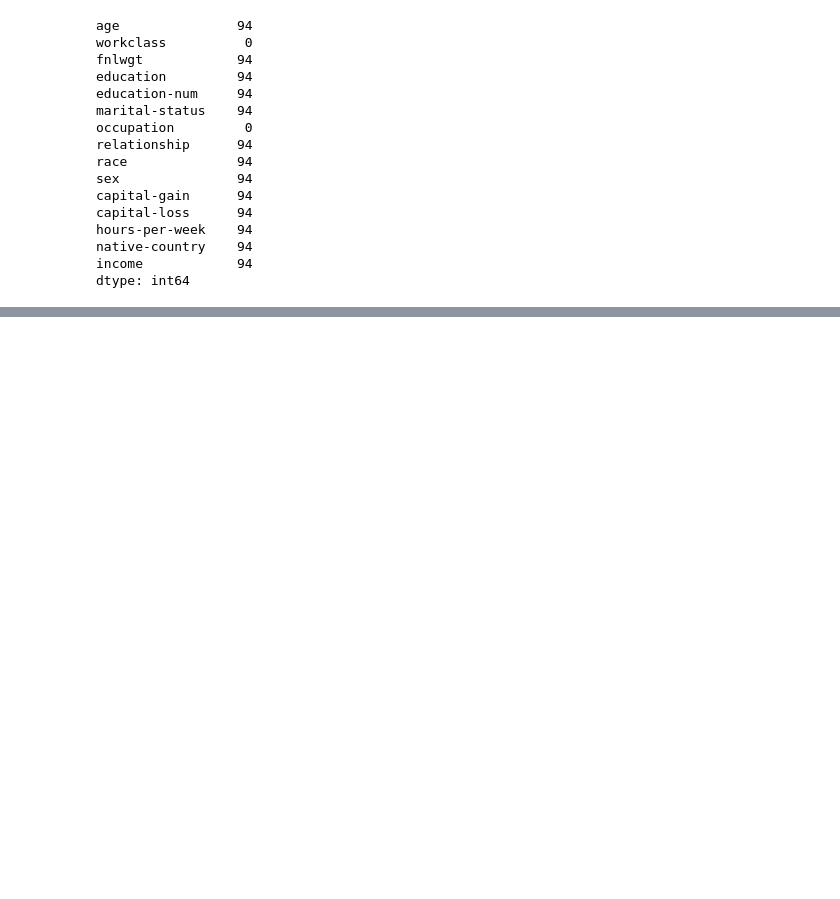
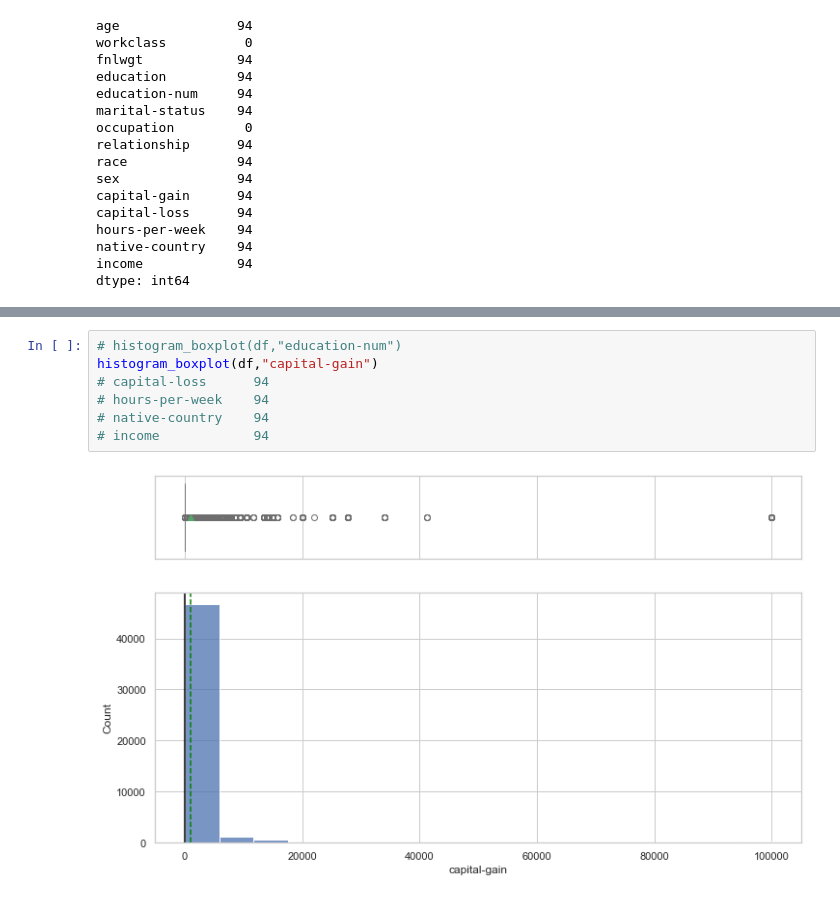
Before and after one commit to elinasafina23/ML_assignments_Team5, a Jupyter notebook: Adult_DB.ipynb, the cells around one changed output, grey strips where cells are left out. Cells and saved outputs as stored; diff of their text form; blank space fills up the shorter version.

```diff
--- a/Adult_DB.ipynb
+++ b/Adult_DB.ipynb
@@ -216,0 +693,9 @@ SyntaxError: invalid syntax (Temp/ipykernel_41332/3037455991.py, line 1)
+# %%
+# histogram_boxplot(df,"education-num")
+histogram_boxplot(df,"capital-gain")
+# capital-loss      94
+# hours-per-week    94
+# native-country    94
+# income            94
+# %% [output]
+[figure, added]
```
Also changed, not shown: parts of 38 cells of this notebook.
